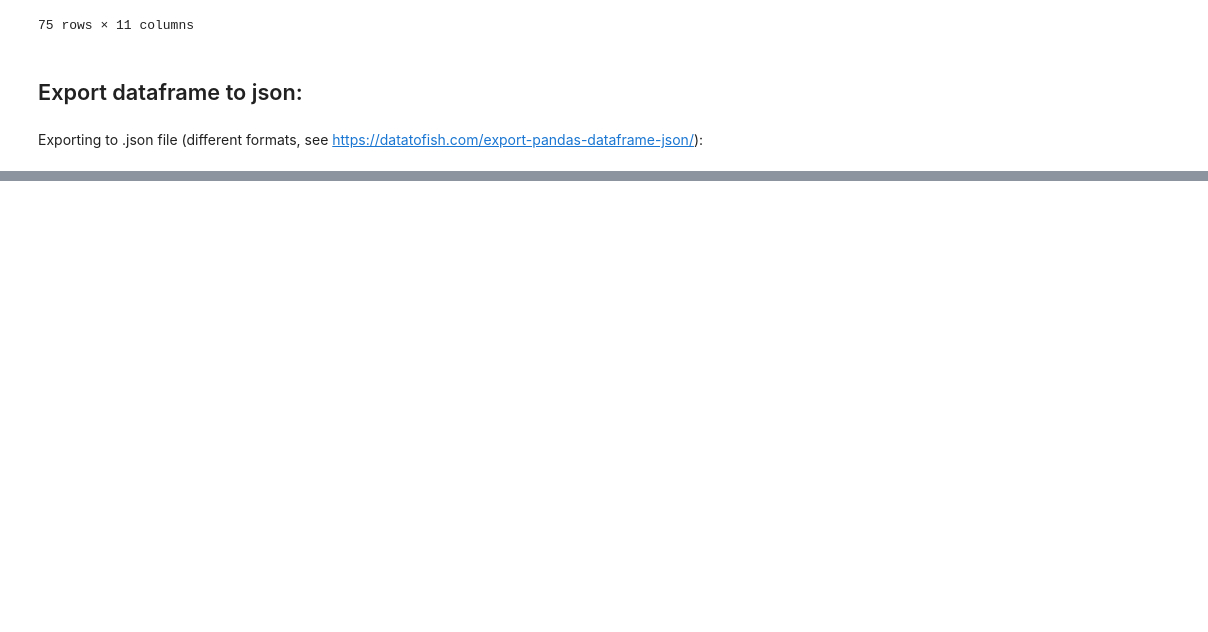
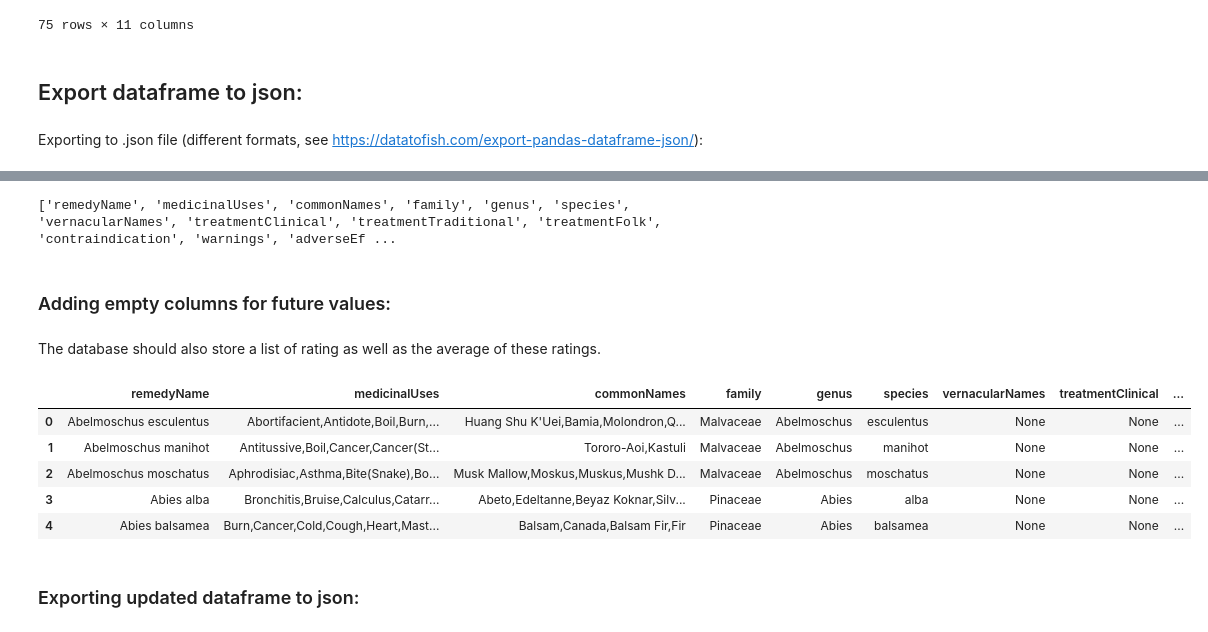
Before and after one commit to TechLabs-Berlin/wt23-naturdoc, a Jupyter notebook: ds/notebooks/data_enrichment.ipynb, the cells around one changed output, grey strips where cells are left out. Drawn from its saved outputs; the diff is of its cells as text; code cells hidden in the pictures; blank space fills up the shorter version.

```diff
--- a/ds/notebooks/data_enrichment.ipynb
+++ b/ds/notebooks/data_enrichment.ipynb
@@ -955,0 +970,18 @@ rich_duke_df.to_json(r"../output/remedies.json", orient = "records")
+# %%
+col_old = rich_duke_df.columns.tolist()
+col_new = ['remedyName',
+           'medicinalUses',
+           'commonNames',
+           'family',
+           'genus',
+           'species',
+           'vernacularNames',
+           'treatmentClinical',
+           'treatmentTraditional',
+           'treatmentFolk',
+           'contraindication',
+           'warnings',
+           'adverseEffects',
+           'posology']
+col_dict = dict(zip(col_old, col_new))
+col_dict
@@ -955,0 +1004,24 @@ rich_duke_df.to_json(r"../output/remedies.json", orient = "records")
+# %%
+for old_col, new_col in col_dict.items():
+    rich_duke_df.rename(columns={old_col: new_col}, inplace = True)
+print(rich_duke_df.columns.tolist())
+# %% [output]
+['remedyName', 'medicinalUses', 'commonNames', 'family', 'genus', 'species', 'vernacularNames', 'treatmentClinical', 'treatmentTraditional', 'treatmentFolk', 'contraindication', 'warnings', 'adverseEf ...
+# %% [markdown]
+### Adding empty columns for future values:
+# %% [markdown]
+The database should also store a list of rating as well as the average of these ratings.
+# %%
+rich_duke_df['ratingAverage'] = np.NaN
+rich_duke_df['totalNumberofRatings'] = np.NaN
+
+rich_duke_df.head()
+# %% [output]
+|  | remedyName | medicinalUses | commonNames | family | genus | species | vernacularNames | treatmentClinical | ... |
+| 0 | Abelmoschus esculentus | Abortifacient,Antidote,Boil,Burn,... | Huang Shu K'Uei,Bamia,Molondron,Q... | Malvaceae | Abelmoschus | esculentus | None | None | ... |
+| 1 | Abelmoschus manihot | Antitussive,Boil,Cancer,Cancer(St... | Tororo-Aoi,Kastuli | Malvaceae | Abelmoschus | manihot | None | None | ... |
+| 2 | Abelmoschus moschatus | Aphrodisiac,Asthma,Bite(Snake),Bo... | Musk Mallow,Moskus,Muskus,Mushk D... | Malvaceae | Abelmoschus | moschatus | None | None | ... |
+| 3 | Abies alba | Bronchitis,Bruise,Calculus,Catarr... | Abeto,Edeltanne,Beyaz Koknar,Silv... | Pinaceae | Abies | alba | None | None | ... |
+| 4 | Abies balsamea | Burn,Cancer,Cold,Cough,Heart,Mast... | Balsam,Canada,Balsam Fir,Fir | Pinaceae | Abies | balsamea | None | None | ... |
+# %% [markdown]
+### Exporting updated dataframe to json:
```
Also changed, not shown: parts of 9 cells of this notebook, 1 other file.
